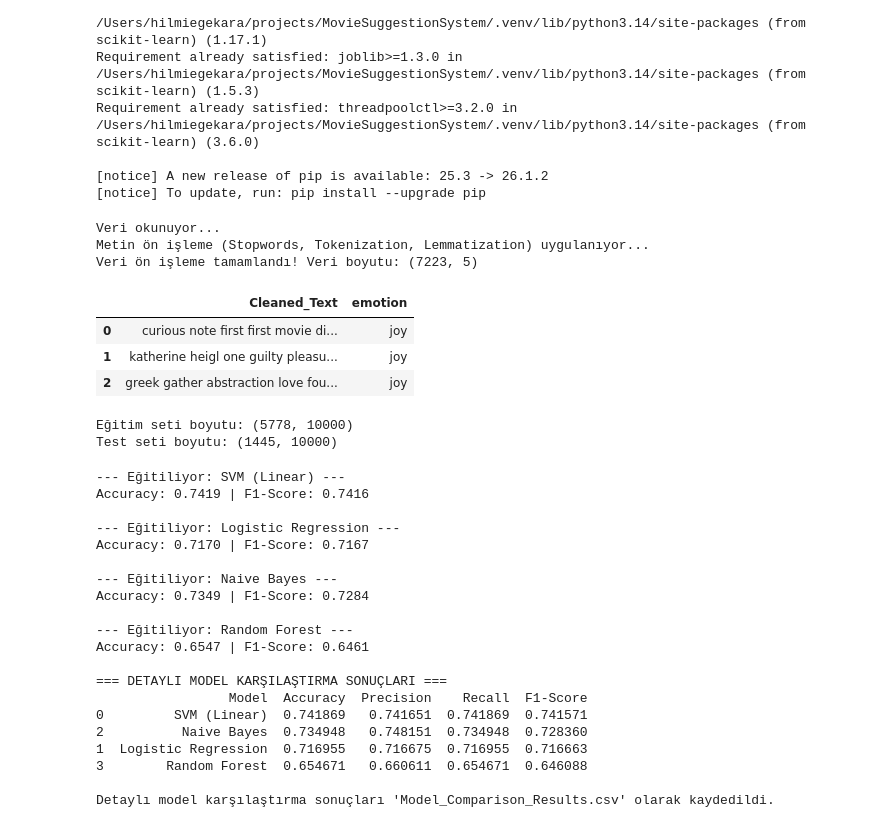
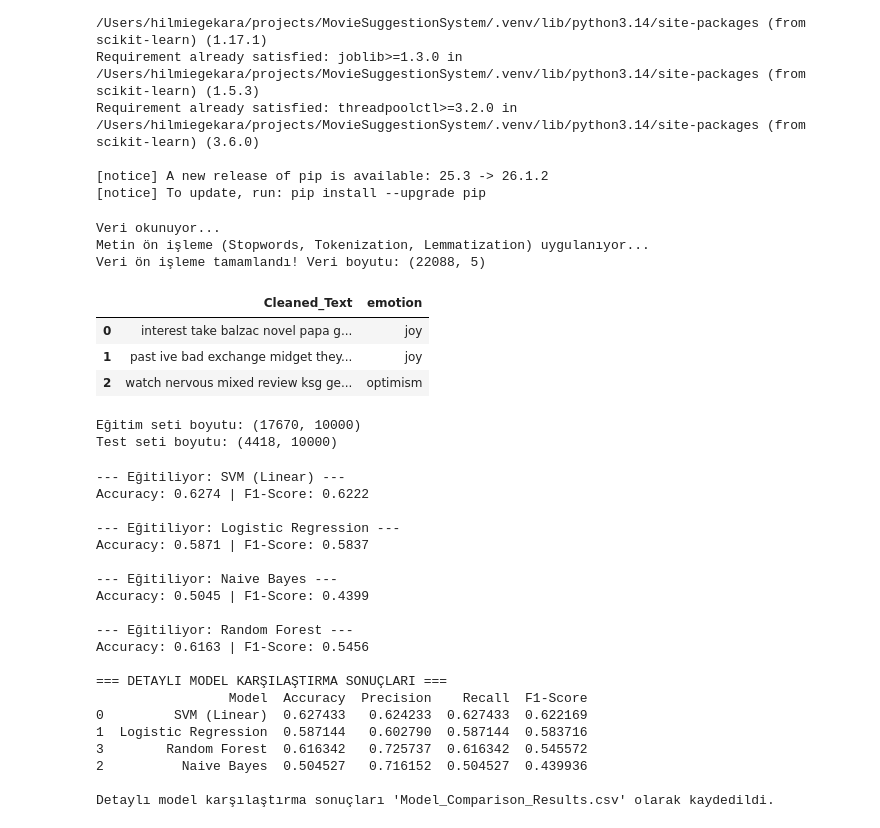
Before and after one commit to YazGel-2/MovieSuggestionSystem, a Jupyter notebook: Algorithms/train-3.ipynb, the cells around one changed output. Saved outputs shown, nothing was run; the diff lists cells and outputs as text; code cells hidden in the pictures.

```diff
--- a/Algorithms/train-3.ipynb
+++ b/Algorithms/train-3.ipynb
@@ -33,7 +33,7 @@ nltk.download('averaged_perceptron_tagger_eng', quiet=True)
 nltk.download('omw-1.4', quiet=True)
 
 print("Veri okunuyor...")
-df = pd.read_csv("../ModifiedDataSets/MovieReviews_Version5.csv")
+df = pd.read_csv("../ModifiedDataSets/MovieReviews_Oversampled.csv")
 
 stop_words = set(stopwords.words('english'))
 lemmatizer = WordNetLemmatizer()
@@ -42,37 +42,37 @@ def get_wordnet_pos(tag):
     if tag.startswith('J'): return wordnet.ADJ
     elif tag.startswith('V'): return wordnet.VERB
     elif tag.startswith('N'): return wordnet.NOUN
     elif tag.startswith('R'): return wordnet.ADV
     return wordnet.NOUN
 
 def preprocess_text(text):
     if pd.isna(text):
         return ""
 
     words = [word for word in str(text).split() if word not in stop_words]
 
     pos_tags = pos_tag(words)
     lemmatized_words = [lemmatizer.lemmatize(word, get_wordnet_pos(pos)) for word, pos in pos_tags]
 
     return " ".join(lemmatized_words)
 
 print("Metin ön işleme (Stopwords, Tokenization, Lemmatization) uygulanıyor...")
 df["Cleaned_Text"] = df["Reviews"].apply(preprocess_text)
 
 # Boş veya geçersiz satırları temizle
 df = df.dropna(subset=['Cleaned_Text', 'emotion'])
 df = df[df['Cleaned_Text'].str.strip() != ""]
 
 print(f"Veri ön işleme tamamlandı! Veri boyutu: {df.shape}")
 display(df[['Cleaned_Text', 'emotion']].head(3))
 # %% [output]
 Veri okunuyor...
 Metin ön işleme (Stopwords, Tokenization, Lemmatization) uygulanıyor...
-Veri ön işleme tamamlandı! Veri boyutu: (7223, 5)
+Veri ön işleme tamamlandı! Veri boyutu: (22088, 5)
 |  | Cleaned_Text | emotion |
-| 0 | curious note first first movie di... | joy |
-| 1 | katherine heigl one guilty pleasu... | joy |
-| 2 | greek gather abstraction love fou... | joy |
+| 0 | interest take balzac novel papa g... | joy |
+| 1 | past ive bad exchange midget they... | joy |
+| 2 | watch nervous mixed review ksg ge... | optimism |
 # %%
 from sklearn.model_selection import train_test_split
 from sklearn.feature_extraction.text import TfidfVectorizer
@@ -89,8 +89,8 @@ X_train, X_test, y_train, y_test, indices_train, indices_test = train_test_split
 print(f"Eğitim seti boyutu: {X_train.shape}")
 print(f"Test seti boyutu: {X_test.shape}")
 # %% [output]
-Eğitim seti boyutu: (5778, 10000)
-Test seti boyutu: (1445, 10000)
+Eğitim seti boyutu: (17670, 10000)
+Test seti boyutu: (4418, 10000)
 # %%
 models = {
     "SVM (Linear)": LinearSVC(C=0.5, class_weight='balanced', random_state=42, dual=False),
@@ -135,27 +135,27 @@ results_df = pd.DataFrame(results).sort_values(by="F1-Score", ascending=False)
 print("=== DETAYLI MODEL KARŞILAŞTIRMA SONUÇLARI ===")
 print(results_df)
 
-results_df.to_csv("../Results/Version5_Model_Comparison_Results.csv", index=False)
+results_df.to_csv("../Results/Oversampled_Model_Comparison_Results.csv", index=False)
 print("\nDetaylı model karşılaştırma sonuçları 'Model_Comparison_Results.csv' olarak kaydedildi.")
 # %% [output]
 --- Eğitiliyor: SVM (Linear) ---
-Accuracy: 0.7419 | F1-Score: 0.7416
+Accuracy: 0.6274 | F1-Score: 0.6222
 
 --- Eğitiliyor: Logistic Regression ---
-Accuracy: 0.7170 | F1-Score: 0.7167
+Accuracy: 0.5871 | F1-Score: 0.5837
 
 --- Eğitiliyor: Naive Bayes ---
-Accuracy: 0.7349 | F1-Score: 0.7284
+Accuracy: 0.5045 | F1-Score: 0.4399
 
 --- Eğitiliyor: Random Forest ---
-Accuracy: 0.6547 | F1-Score: 0.6461
+Accuracy: 0.6163 | F1-Score: 0.5456
 
 === DETAYLI MODEL KARŞILAŞTIRMA SONUÇLARI ===
                  Model  Accuracy  Precision    Recall  F1-Score
-0         SVM (Linear)  0.741869   0.741651  0.741869  0.741571
-2          Naive Bayes  0.734948   0.748151  0.734948  0.728360
-1  Logistic Regression  0.716955   0.716675  0.716955  0.716663
-3        Random Forest  0.654671   0.660611  0.654671  0.646088
+0         SVM (Linear)  0.627433   0.624233  0.627433  0.622169
+1  Logistic Regression  0.587144   0.602790  0.587144  0.583716
+3        Random Forest  0.616342   0.725737  0.616342  0.545572
+2          Naive Bayes  0.504527   0.716152  0.504527  0.439936
 
 Detaylı model karşılaştırma sonuçları 'Model_Comparison_Results.csv' olarak kaydedildi.
 # %%
```
Also changed, not shown: parts of 2 cells of this notebook, 5 other files.
